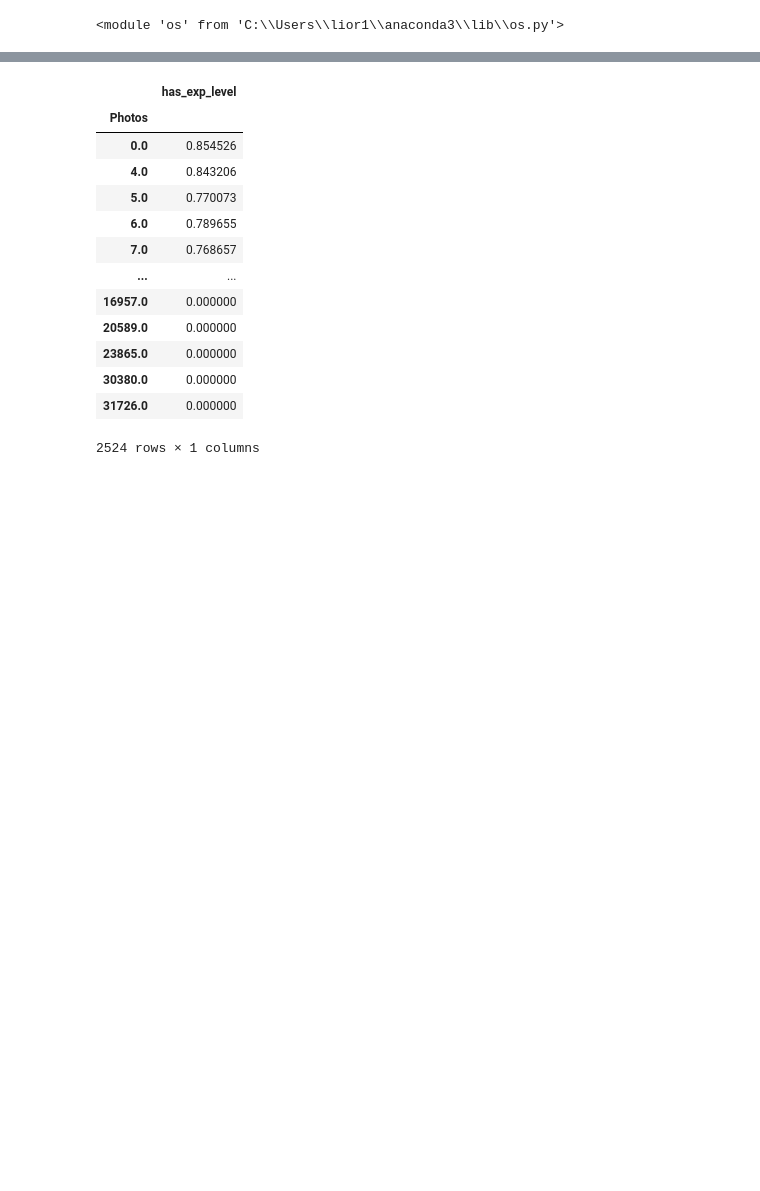
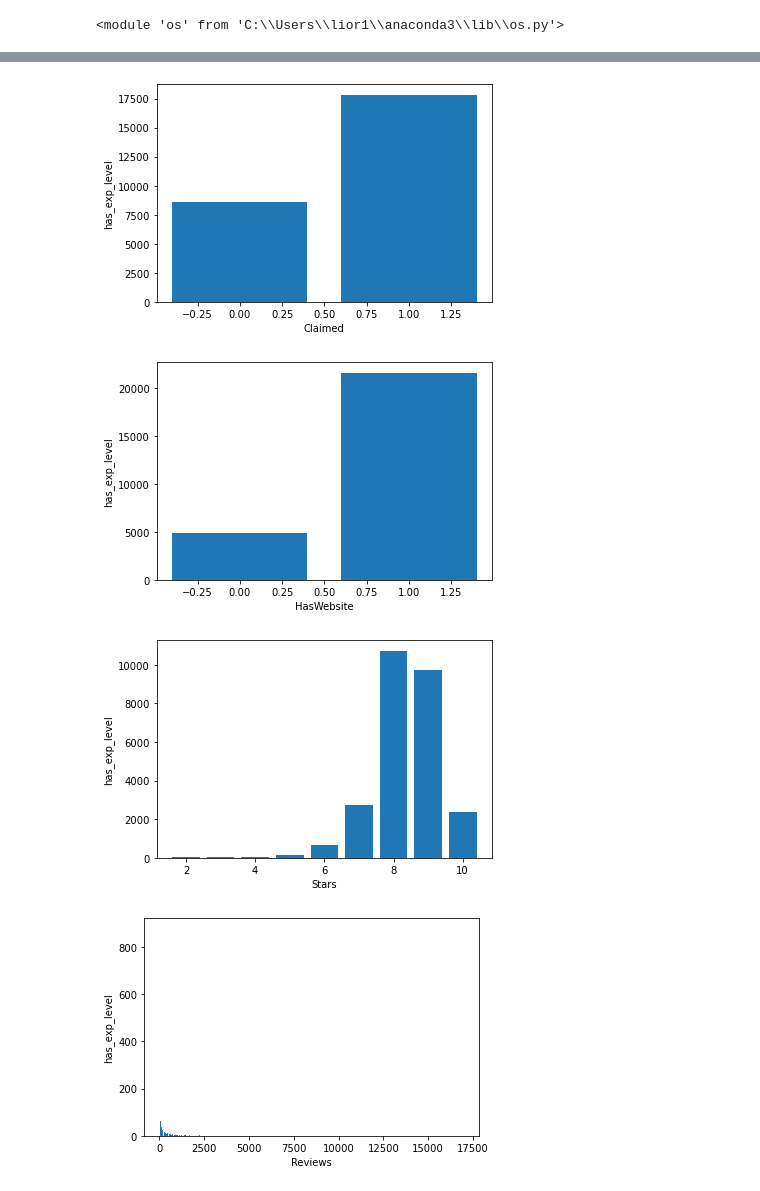
Before and after one commit to omer-priel/TheRootOfDataScience, a Jupyter notebook: notebooks/main.ipynb, the cells around one changed output, grey strips where cells are left out. Saved outputs shown, nothing was run; the diff lists cells and outputs as text; code cells hidden in the pictures; blank space fills up the shorter version.

```diff
--- a/notebooks/main.ipynb
+++ b/notebooks/main.ipynb
@@ -85,17 +87,12 @@ for collumn in first_collumns:
-# %%
-df[["has_exp_level","Photos"]].groupby(["Photos"]).mean()
-# %% [output]
-|  | has_exp_level |
-| Photos |  |
-| 0.0 | 0.854526 |
-| 4.0 | 0.843206 |
-| 5.0 | 0.770073 |
-| 6.0 | 0.789655 |
-| 7.0 | 0.768657 |
-| ... | ... |
-| 16957.0 | 0.000000 |
-| 20589.0 | 0.000000 |
-| 23865.0 | 0.000000 |
-| 30380.0 | 0.000000 |
-| 31726.0 | 0.000000 |
-2524 rows × 1 columns
+# %%
+for collumn in first_collumns:
+    count_df= df[[target_collumn,collumn]].groupby([collumn]).count()
+    plt.bar(count_df.index,count_df[target_collumn].values)
+    plt.xlabel(collumn)
+    plt.ylabel(target_collumn)
+    plt.show()
+# %% [output]
+[figure, added]
+[figure, added]
+[figure, added]
+[figure, added]
```
Also changed, not shown: parts of 3 cells of this notebook.
